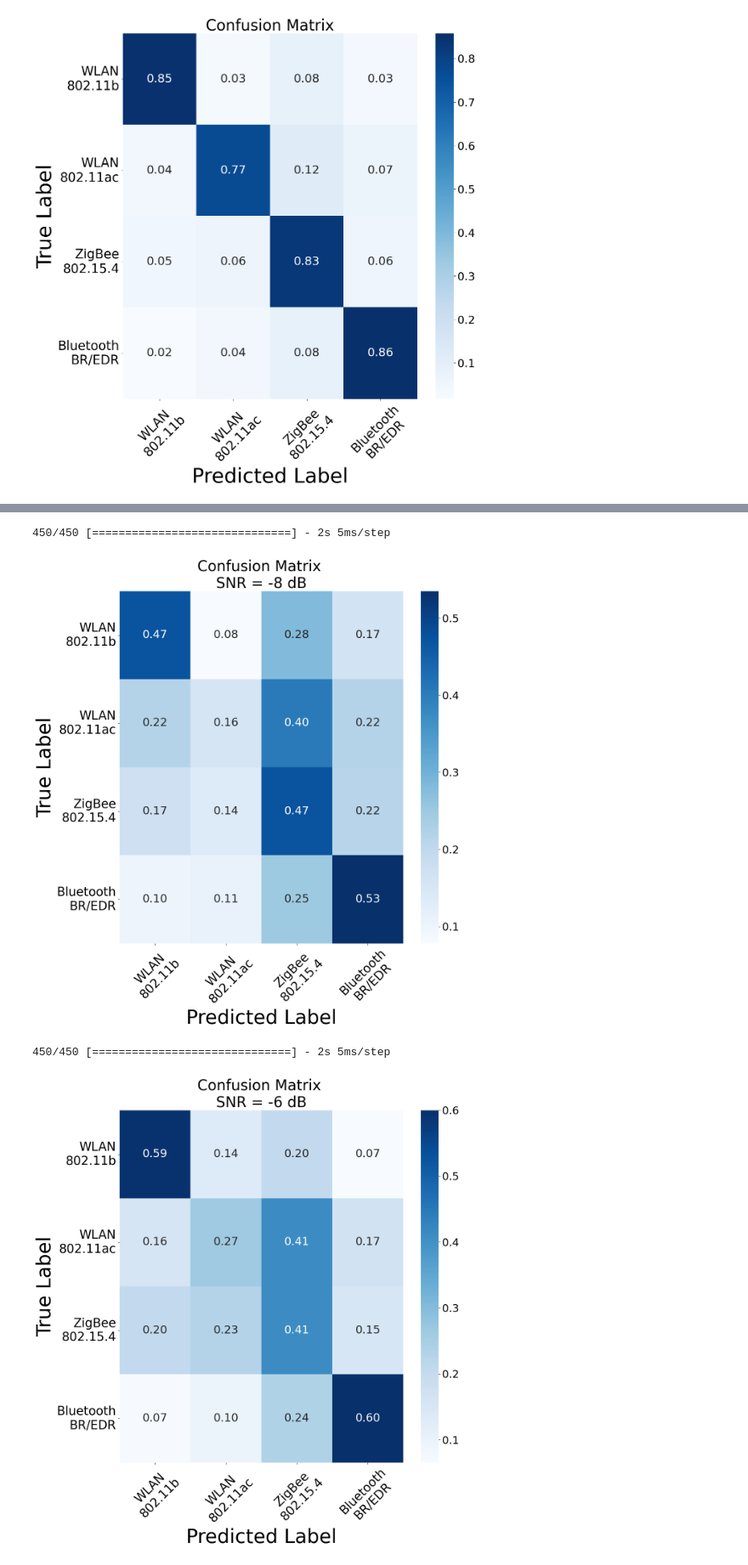
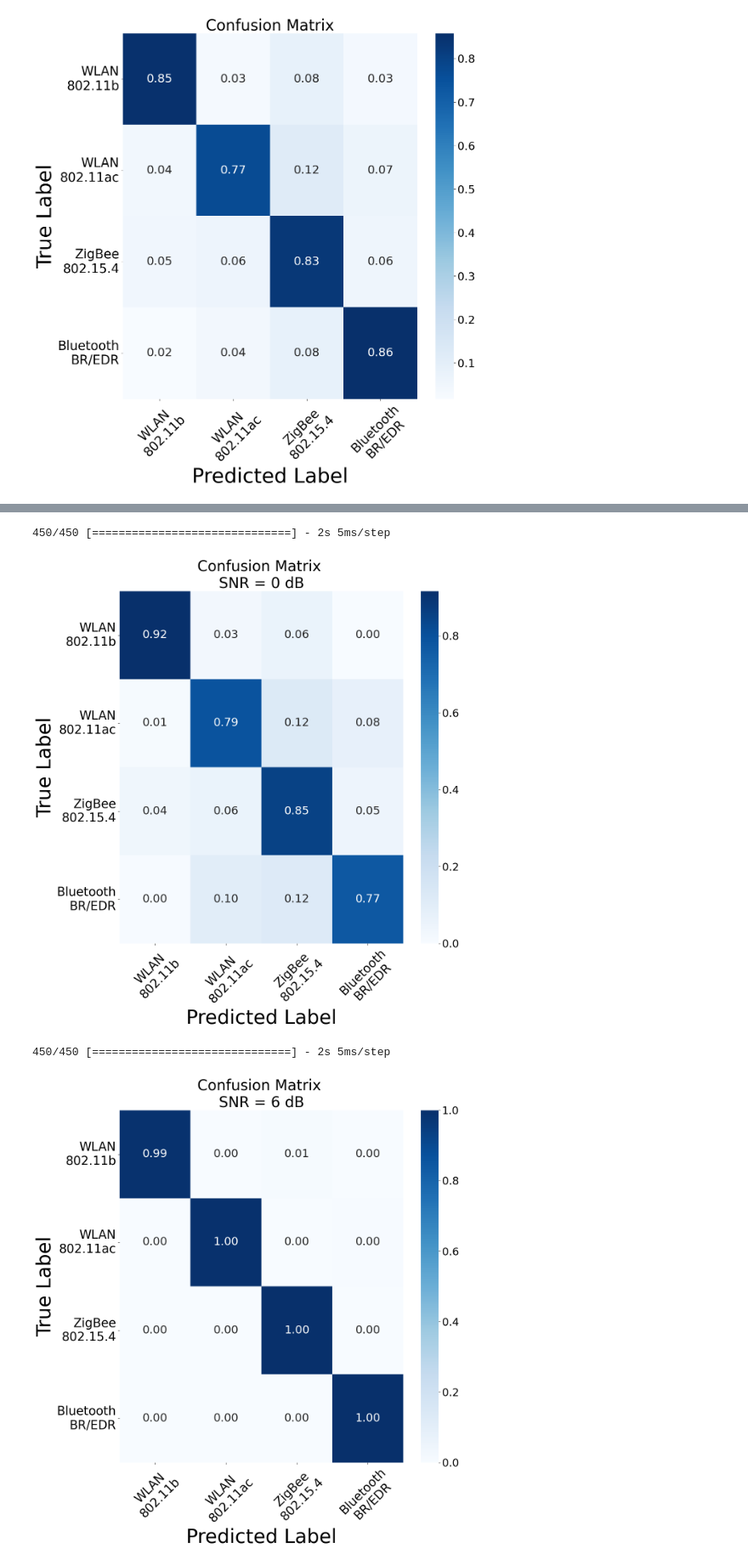
Before and after one commit to Samuelturak/Master-s-thesis, a Jupyter notebook: Master_thesis.ipynb, the cells around one changed output, grey strips where cells are left out. Shown at 85% size. Cells and saved outputs as stored; diff of their text form; code cells hidden in the pictures.

```diff
--- a/Master_thesis.ipynb
+++ b/Master_thesis.ipynb
@@ -1778,6 +1778,6 @@ CM_path = '/content/drive/MyDrive/ColabNotebooks/RF_classification/Figures/Confu
 # Set save to False if you dont want to save
 CM_full_path = create_directory_for_model(CM_path, model_name, dataset_version, save = False)
 # Instead of "SNR" you can specify a list of desired SNR values, for instance: [-6, 0, 6]
-SNR_show_confusion_matrix(SNR, lbl_SNR, X_test, model, CM_full_path, save=False)
+SNR_show_confusion_matrix([-6, 0, 6], lbl_SNR, X_test, model, CM_full_path, save=False)
 # %% [output]
 450/450 [==============================] - 2s 5ms/step
@@ -1785,4 +1785,4 @@ SNR_show_confusion_matrix(SNR, lbl_SNR, X_test, model, CM_full_path, save=False)
 450/450 [==============================] - 2s 5ms/step
-[figure, old version]
+[figure, new version]
 450/450 [==============================] - 2s 5ms/step
-[figure, old version]
+[figure, new version]
```
Also changed, not shown: parts of 2 cells of this notebook.
